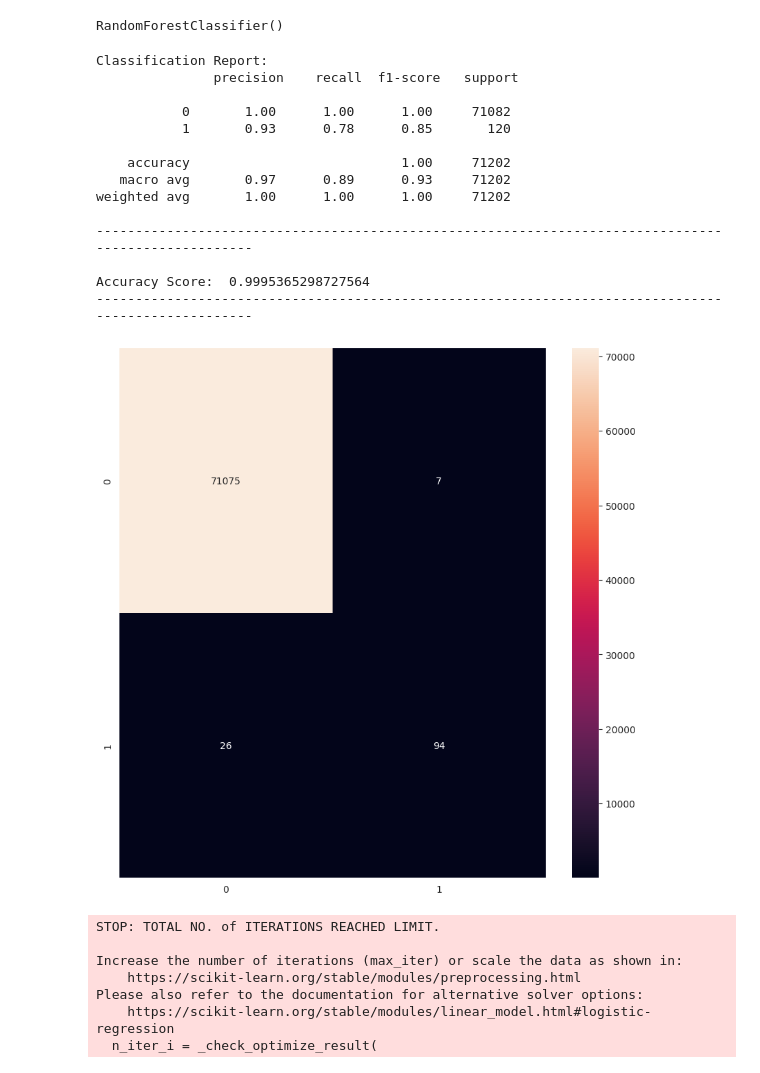
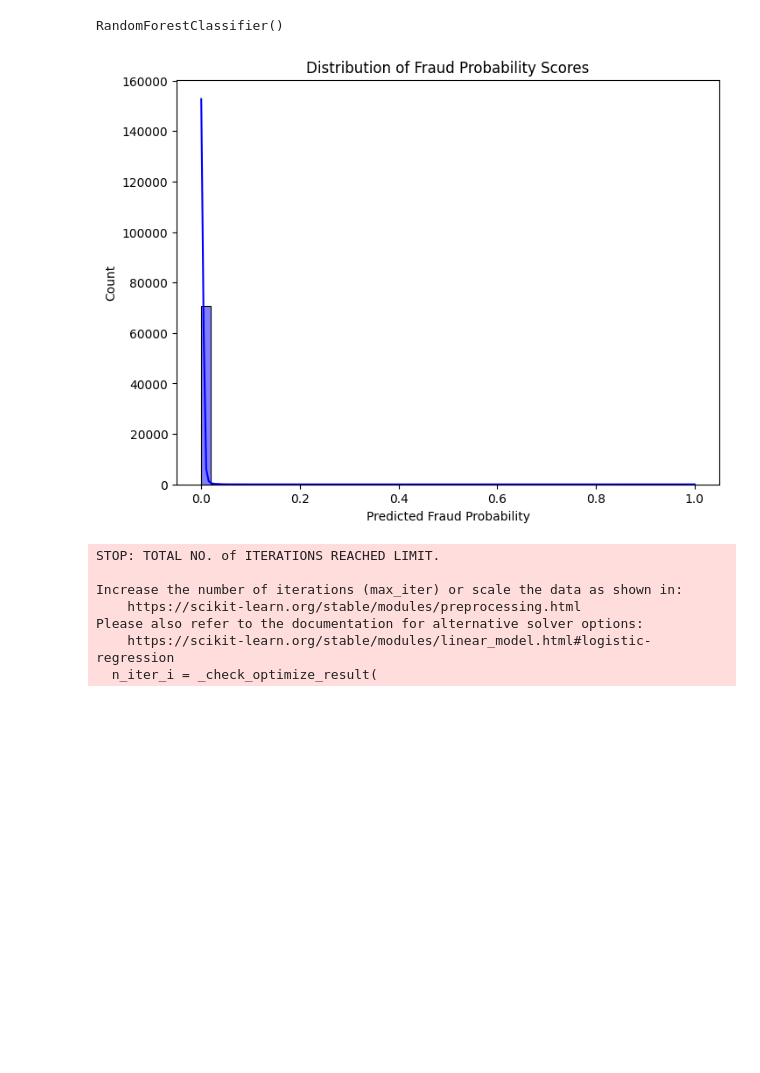
Before and after one commit to sarcasticsab/credit-card-fraud, a Jupyter notebook: Credit Card Fraud Detection.ipynb, the cells around one changed output. Saved outputs shown, nothing was run; the diff lists cells and outputs as text; code cells hidden in the pictures; blank space fills up the shorter version.

```diff
--- a/Credit Card Fraud Detection.ipynb
+++ b/Credit Card Fraud Detection.ipynb
@@ -185,35 +186,19 @@ rf = RandomForestClassifier()
 rf.fit(X_train, y_train)
 # %% [output]
 RandomForestClassifier()
-# %%
-## prediction
-pred = rf.predict(X_test)
-
-
-print('Classification Report: \n', classification_report(y_test, pred))
-print("-" * 100)
-print()
-print('Accuracy Score: ', accuracy_score(y_test, pred))
-print("-" * 100)
-print()
-plt.figure(figsize=(10, 10))
-sns.heatmap(confusion_matrix(y_test, pred), annot=True, fmt='g');
-# %% [output]
-Classification Report:
-               precision    recall  f1-score   support
-
-           0       1.00      1.00      1.00     71082
-           1       0.93      0.78      0.85       120
-
-    accuracy                           1.00     71202
-   macro avg       0.97      0.89      0.93     71202
-weighted avg       1.00      1.00      1.00     71202
-
-----------------------------------------------------------------------------------------------------
-
-Accuracy Score:  0.9995365298727564
-----------------------------------------------------------------------------------------------------
-[figure, removed]
+# %%
+# Get the fraud probability scores (probability of class 1 - fraud)
+pred_probs = rf.predict_proba(X_test)[:, 1]
+
+# Plot the fraud probability distribution
+plt.figure(figsize=(8, 6))
+sns.histplot(pred_probs, bins=50, kde=True, color="blue")
+plt.title('Distribution of Fraud Probability Scores')
+plt.xlabel('Predicted Fraud Probability')
+plt.ylabel('Count')
+plt.show()
+# %% [output]
+[figure, added]
 # %%
 from sklearn.svm import SVC
 from sklearn.model_selection import train_test_split
```
Also changed, not shown: parts of 1 cell of this notebook.
